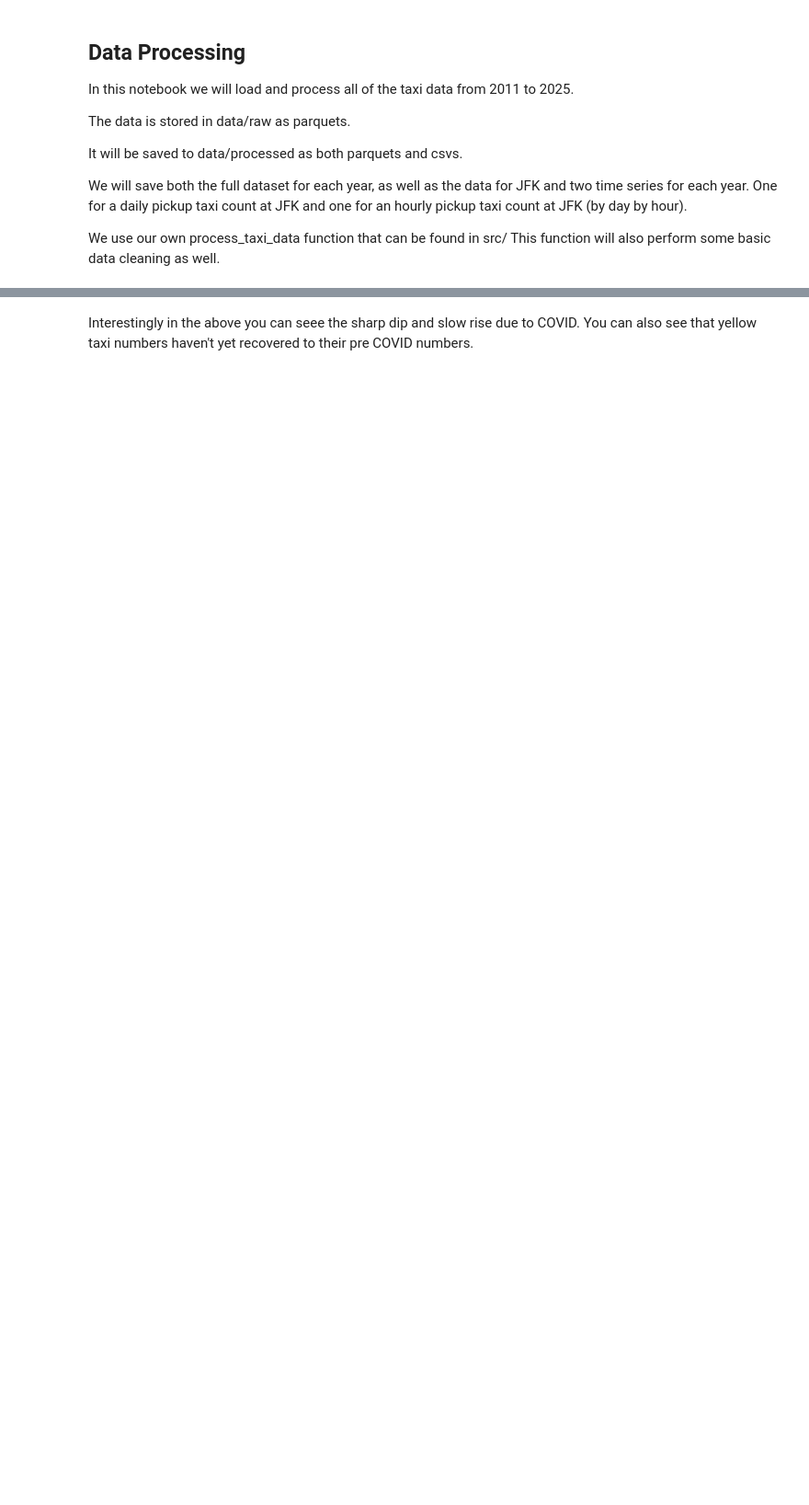
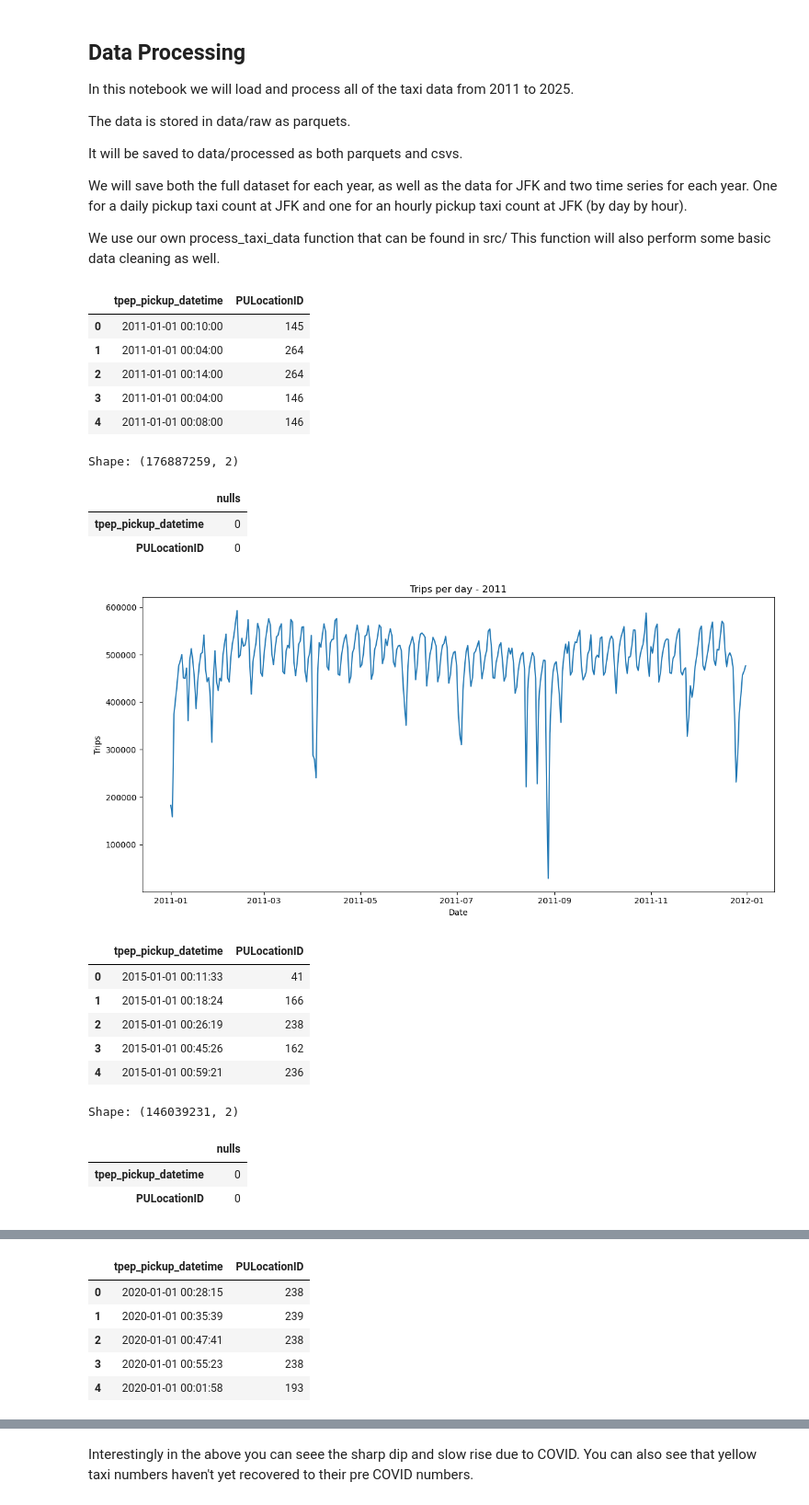
Before and after one commit to William-Ogilvie/NYC-taxi-data-analysis, a Jupyter notebook: notebooks/data_processing.ipynb, the cells around one changed output, grey strips where cells are left out. Shown at 92% size. Cells and saved outputs as stored; diff of their text form; code cells hidden in the pictures; blank space fills up the shorter version.

```diff
--- a/notebooks/data_processing.ipynb
+++ b/notebooks/data_processing.ipynb
@@ -16,17 +25,39 @@ import pandas as pd
 # %%
 # We do some inital data exploration on each year just to get a feel for the data, we only select columns "tpep_pickup_datetime" and "PULocationID" as otherwise we are trying to load approx 1.2GB of data for earlier years like 2011.
 # One of the interesting things in the plot is that for 2021 say we clearly have data that is not just from 2021, this will be cleaned up in process_taxi_data
 # which you can see inside src/jfk_taxis/data_processing.py
 
 # Select the years to perfrom some basic EDA on, this can take a long time. Particularly with earlier years like 2011 as they have approx 170M rows which is a fair amount for pandas to handle
 # so its recommend exploring only a few years. The reason for there being a lot more taxi trips in earlier years is likely due to things like Uber and the introduction of green taxis in NYC.
 
 # The other interesting thing is 2009 and 2011 are both using lat long data so have been excluded for now.
 
 # Years to perfrom some basic EDA on, the daily trip count is for the whole of NYC not just JFK airport
 
 # Uncomment the following lines to run
 
-#years = [2011, 2015, 2020, 2025]
+years = [2011, 2015, 2020, 2025]
 
-#taxi_data_visuals(years)
+taxi_data_visuals(years)
+# %% [output]
+|  | tpep_pickup_datetime | PULocationID |
+| 0 | 2011-01-01 00:10:00 | 145 |
+| 1 | 2011-01-01 00:04:00 | 264 |
+| 2 | 2011-01-01 00:14:00 | 264 |
+| 3 | 2011-01-01 00:04:00 | 146 |
+| 4 | 2011-01-01 00:08:00 | 146 |
+Shape: (176887259, 2)
+|  | nulls |
+| tpep_pickup_datetime | 0 |
+| PULocationID | 0 |
+[figure, added]
+|  | tpep_pickup_datetime | PULocationID |
+| 0 | 2015-01-01 00:11:33 | 41 |
+| 1 | 2015-01-01 00:18:24 | 166 |
+| 2 | 2015-01-01 00:26:19 | 238 |
+| 3 | 2015-01-01 00:45:26 | 162 |
+| 4 | 2015-01-01 00:59:21 | 236 |
+Shape: (146039231, 2)
+|  | nulls |
+| tpep_pickup_datetime | 0 |
+| PULocationID | 0 |
@@ -32,0 +65,6 @@ import pandas as pd
+|  | tpep_pickup_datetime | PULocationID |
+| 0 | 2020-01-01 00:28:15 | 238 |
+| 1 | 2020-01-01 00:35:39 | 239 |
+| 2 | 2020-01-01 00:47:41 | 238 |
+| 3 | 2020-01-01 00:55:23 | 238 |
+| 4 | 2020-01-01 00:01:58 | 193 |
```
Also changed, not shown: parts of 3 cells of this notebook, 19 other files.
